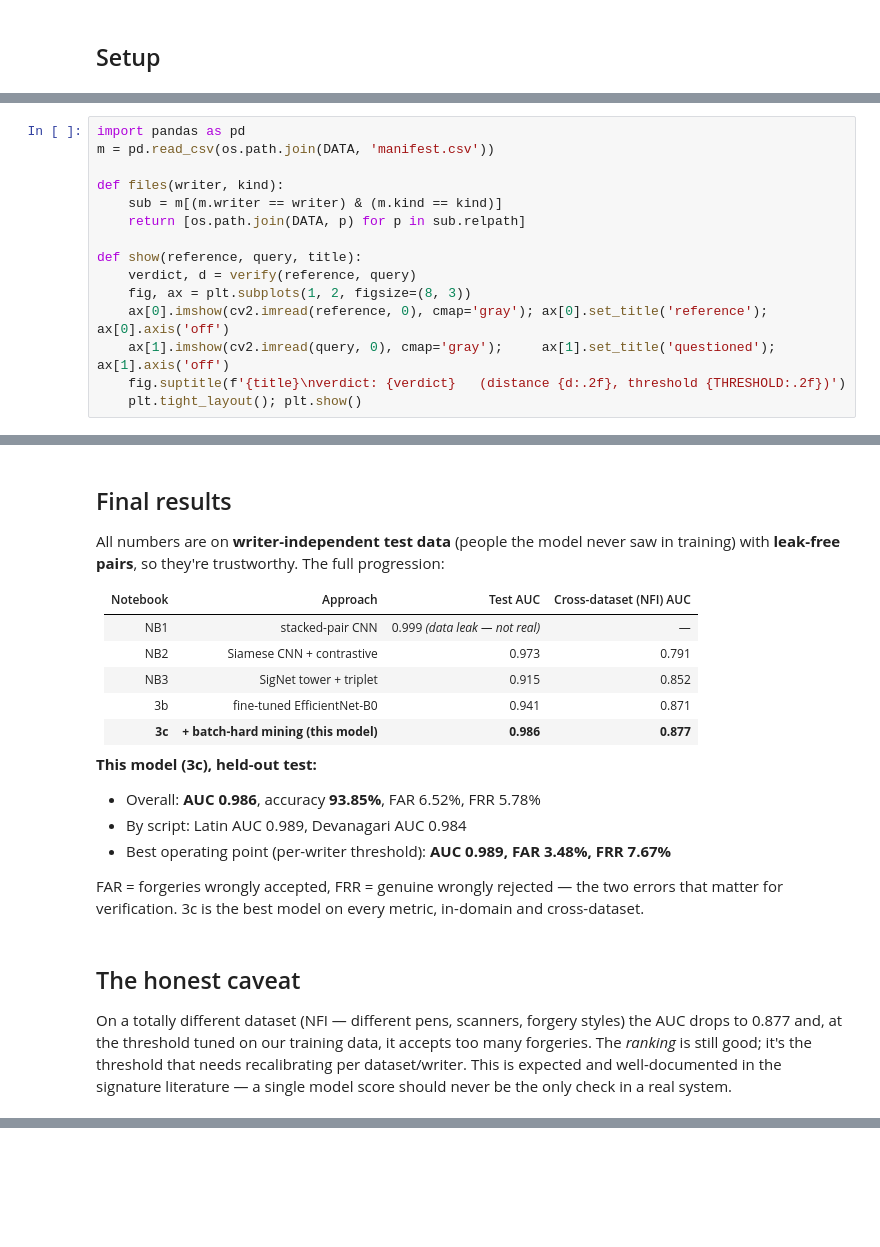
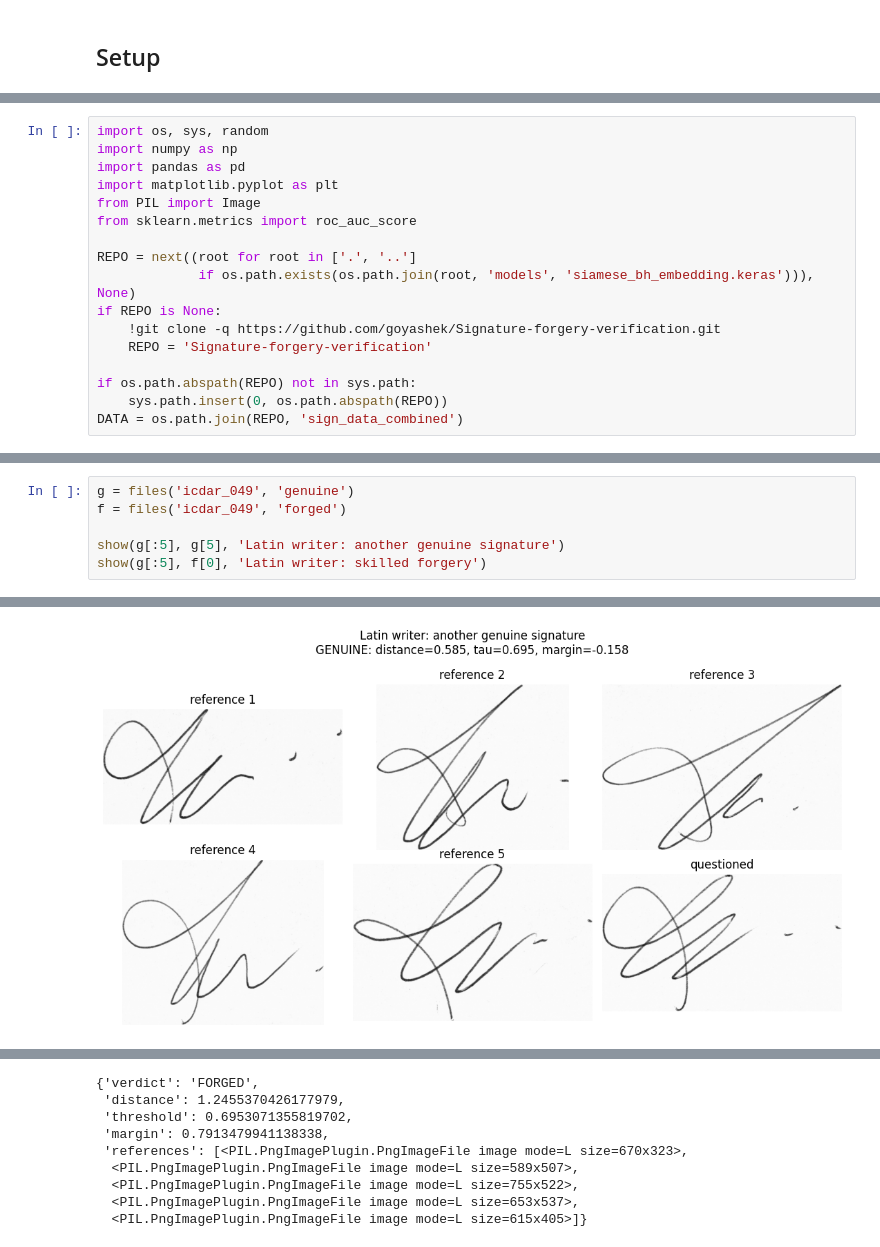
Before and after one commit to goyashek/signature-forgery-verification, a Jupyter notebook: notebooks/04_final_demo.ipynb, the cells around one changed output, grey strips where cells are left out. Cells and saved outputs as stored; diff of their text form; blank space fills up the shorter version.

Commit message:
fix the demo and clean up notebooks

```diff
--- a/notebooks/04_final_demo.ipynb
+++ b/notebooks/04_final_demo.ipynb
@@ -31 +12,18 @@ fatal: destination path 'Signature-forgery-verification' already exists and is n
+# %%
+import os, sys, random
+import numpy as np
+import pandas as pd
+import matplotlib.pyplot as plt
+from PIL import Image
+from sklearn.metrics import roc_auc_score
+
+REPO = next((root for root in ['.', '..']
+             if os.path.exists(os.path.join(root, 'models', 'siamese_bh_embedding.keras'))), None)
+if REPO is None:
+    !git clone -q https://github.com/goyashek/Signature-forgery-verification.git
+    REPO = 'Signature-forgery-verification'
+
+if os.path.abspath(REPO) not in sys.path:
+    sys.path.insert(0, os.path.abspath(REPO))
+DATA = os.path.join(REPO, 'sign_data_combined')
 # %% [markdown]
@@ -78,15 +93,0 @@ def verify(path1, path2):
-# %%
-import pandas as pd
-m = pd.read_csv(os.path.join(DATA, 'manifest.csv'))
-
-def files(writer, kind):
-    sub = m[(m.writer == writer) & (m.kind == kind)]
-    return [os.path.join(DATA, p) for p in sub.relpath]
-
-def show(reference, query, title):
-    verdict, d = verify(reference, query)
-    fig, ax = plt.subplots(1, 2, figsize=(8, 3))
-    ax[0].imshow(cv2.imread(reference, 0), cmap='gray'); ax[0].set_title('reference'); ax[0].axis('off')
-    ax[1].imshow(cv2.imread(query, 0), cmap='gray');     ax[1].set_title('questioned'); ax[1].axis('off')
-    fig.suptitle(f'{title}\nverdict: {verdict}   (distance {d:.2f}, threshold {THRESHOLD:.2f})')
-    plt.tight_layout(); plt.show()
@@ -113,29 +94,7 @@ show(g[0], f[0], 'genuine vs forgery          (expect FORGED)')
-# %% [markdown]
-## Final results
-
-All numbers are on **writer-independent test data** (people the model never saw in training)
-with **leak-free pairs**, so they're trustworthy. The full progression:
-
-| Notebook | Approach | Test AUC | Cross-dataset (NFI) AUC |
-|---|---|---|---|
-| NB1 | stacked-pair CNN | 0.999 *(data leak — not real)* | — |
-| NB2 | Siamese CNN + contrastive | 0.973 | 0.791 |
-| NB3 | SigNet tower + triplet | 0.915 | 0.852 |
-| 3b | fine-tuned EfficientNet-B0 | 0.941 | 0.871 |
-| **3c** | **+ batch-hard mining (this model)** | **0.986** | **0.877** |
-
-**This model (3c), held-out test:**
-- Overall: **AUC 0.986**, accuracy **93.85%**, FAR 6.52%, FRR 5.78%
-- By script: Latin AUC 0.989, Devanagari AUC 0.984
-- Best operating point (per-writer threshold): **AUC 0.989, FAR 3.48%, FRR 7.67%**
-
-FAR = forgeries wrongly accepted, FRR = genuine wrongly rejected — the two errors that matter
-for verification. 3c is the best model on every metric, in-domain and cross-dataset.
-# %% [markdown]
-## The honest caveat
-
-On a totally different dataset (NFI — different pens, scanners, forgery styles) the AUC drops
-to 0.877 and, at the threshold tuned on our training data, it accepts too many forgeries. The
-*ranking* is still good; it's the threshold that needs recalibrating per dataset/writer. This is
-expected and well-documented in the signature literature — a single model score should never be
-the only check in a real system.
+# %%
+g = files('icdar_049', 'genuine')
+f = files('icdar_049', 'forged')
+
+show(g[:5], g[5], 'Latin writer: another genuine signature')
+show(g[:5], f[0], 'Latin writer: skilled forgery')
+# %% [output]
@@ -141,0 +102 @@ the only check in a real system.
+[figure, added]
@@ -141,0 +104,9 @@ the only check in a real system.
+{'verdict': 'FORGED',
+ 'distance': 1.2455370426177979,
+ 'threshold': 0.6953071355819702,
+ 'margin': 0.7913479941138338,
+ 'references': [<PIL.PngImagePlugin.PngImageFile image mode=L size=670x323>,
+  <PIL.PngImagePlugin.PngImageFile image mode=L size=589x507>,
+  <PIL.PngImagePlugin.PngImageFile image mode=L size=755x522>,
+  <PIL.PngImagePlugin.PngImageFile image mode=L size=653x537>,
+  <PIL.PngImagePlugin.PngImageFile image mode=L size=615x405>]}
```
Also changed, not shown: parts of 19 cells of this notebook, 12 other files.
